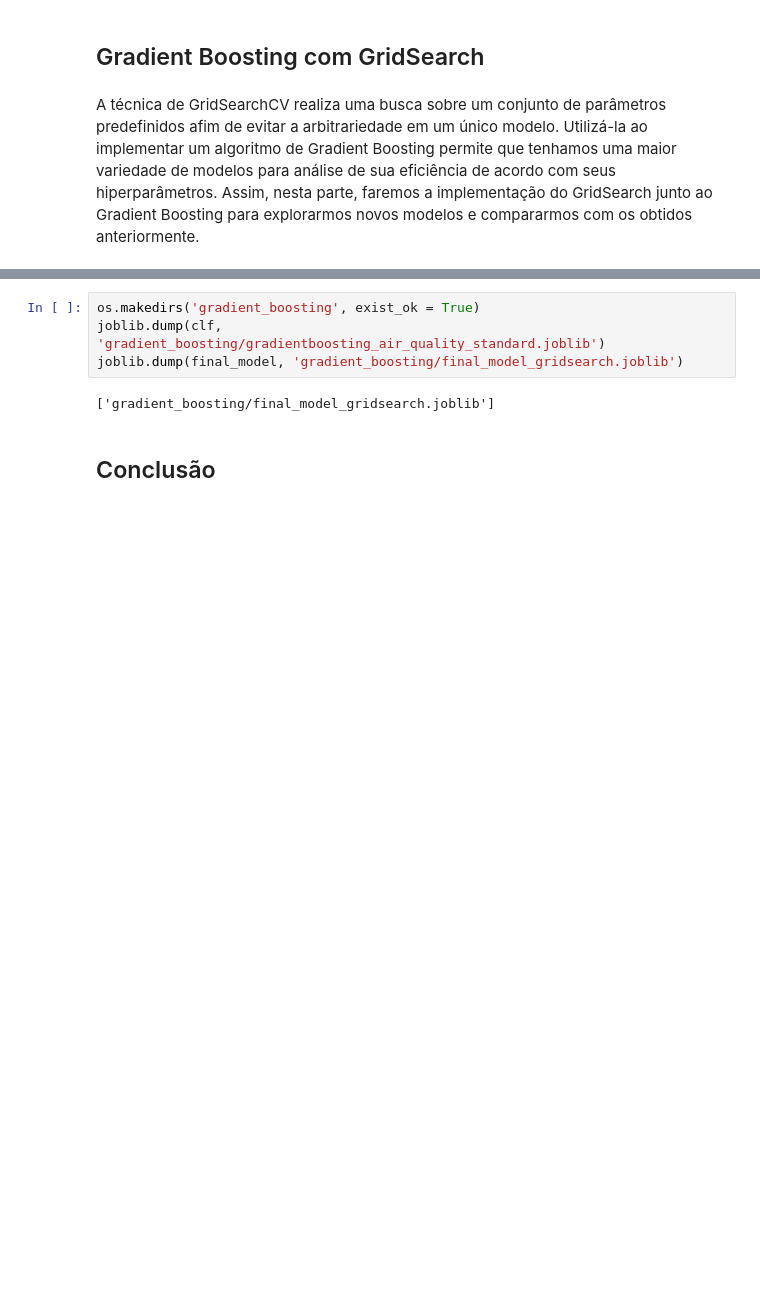
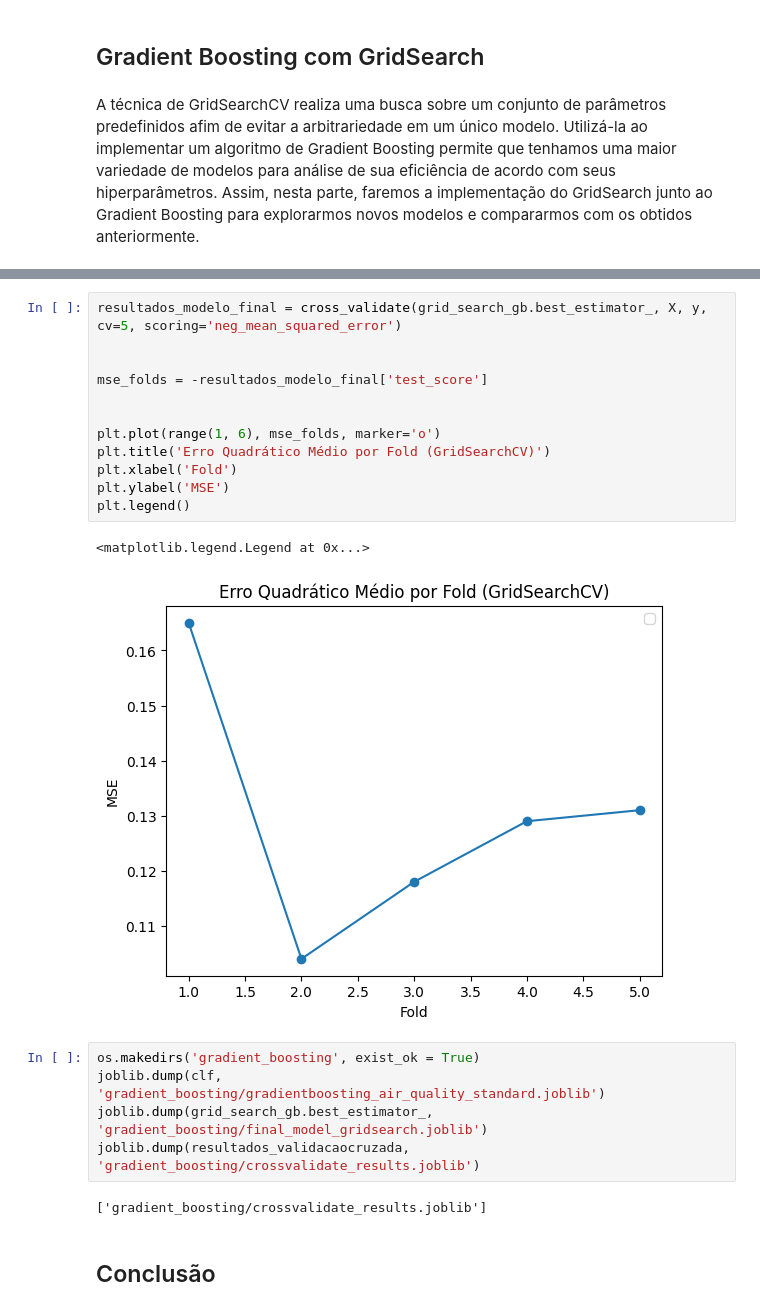
Before and after one commit to guilhermemonte31/RNA-2025.1-PP3, a Jupyter notebook: gradient_boosting.ipynb, the cells around one changed output, grey strips where cells are left out. Cells and saved outputs as stored; diff of their text form; blank space fills up the shorter version.

```diff
--- a/gradient_boosting.ipynb
+++ b/gradient_boosting.ipynb
@@ -182,9 +190,25 @@ F1-Score:  0.93
+# %%
+resultados_modelo_final = cross_validate(grid_search_gb.best_estimator_, X, y, cv=5, scoring='neg_mean_squared_error')
+
+
+mse_folds = -resultados_modelo_final['test_score']
+
+
+plt.plot(range(1, 6), mse_folds, marker='o')
+plt.title('Erro Quadrático Médio por Fold (GridSearchCV)')
+plt.xlabel('Fold')
+plt.ylabel('MSE')
+plt.legend()
+# %% [output]
+<matplotlib.legend.Legend at 0x...>
+[figure, added]
 # %%
 os.makedirs('gradient_boosting', exist_ok = True)
 joblib.dump(clf, 'gradient_boosting/gradientboosting_air_quality_standard.joblib')
-joblib.dump(final_model, 'gradient_boosting/final_model_gridsearch.joblib')
+joblib.dump(grid_search_gb.best_estimator_, 'gradient_boosting/final_model_gridsearch.joblib')
+joblib.dump(resultados_validacaocruzada, 'gradient_boosting/crossvalidate_results.joblib')
 # %% [output]
-['gradient_boosting/final_model_gridsearch.joblib']
+['gradient_boosting/crossvalidate_results.joblib']
 # %% [markdown]
 ## Conclusão
 # %%
```
Also changed, not shown: parts of 13 cells of this notebook, 3 other files.
